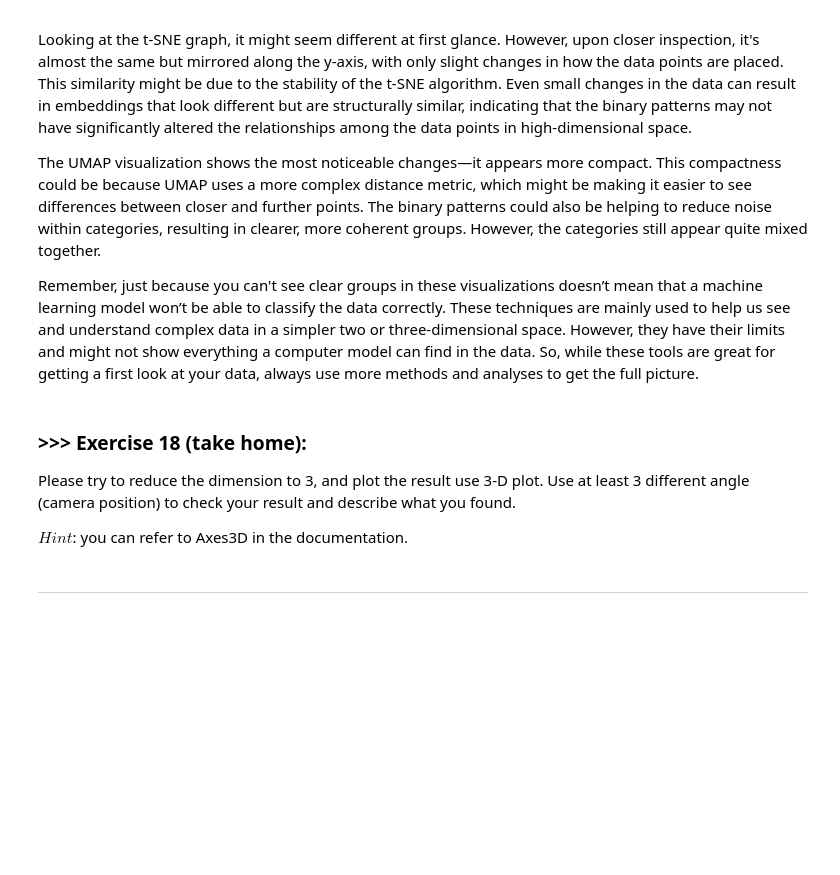
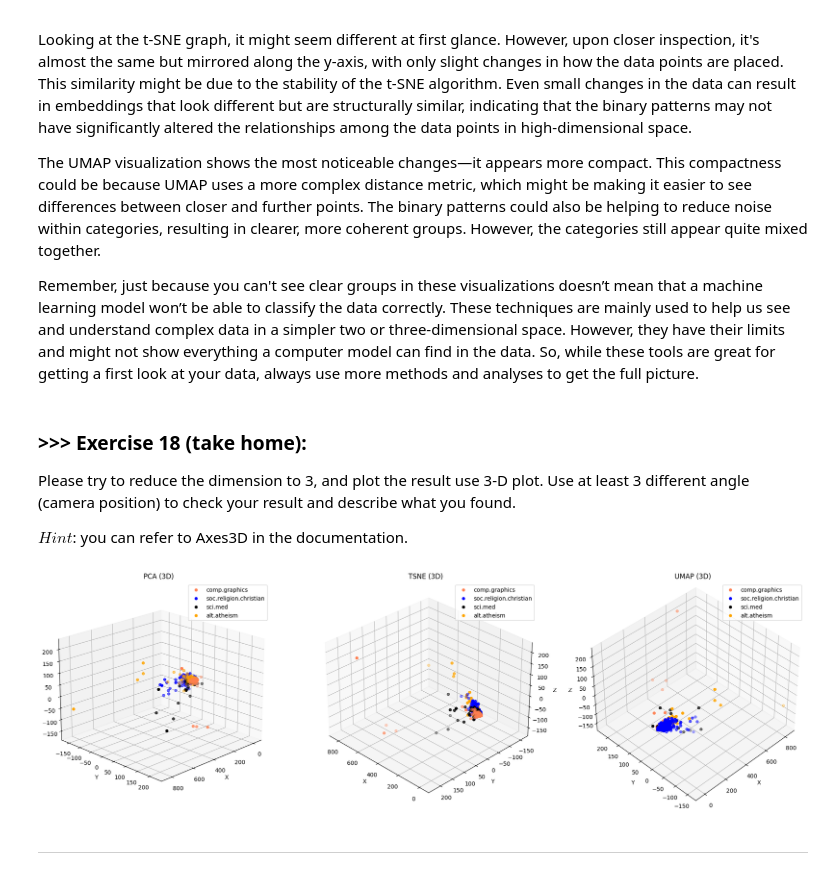
Before and after one commit to hhhwei23/DM2024-Lab1-Master, a Jupyter notebook: DM2024-Lab1-Master.ipynb, the cells around one changed output. Saved outputs shown, nothing was run; the diff lists cells and outputs as text; code cells hidden in the pictures; blank space fills up the shorter version.

```diff
--- a/DM2024-Lab1-Master.ipynb
+++ b/DM2024-Lab1-Master.ipynb
@@ -2180,3 +2196,46 @@ $Hint$: you can refer to Axes3D in the documentation.
+# %%
+# Answer here
+import numpy as np
+import matplotlib.pyplot as plt
+from mpl_toolkits.mplot3d.axes3d import Axes3D
+
+# Reduce to 3D
+X_pca_aug_3 = PCA(n_components=3).fit_transform(augmented_df.values)
+X_tsne_aug_3 = TSNE(n_components=3).fit_transform(augmented_df.values)
+X_umap_aug_3 = umap.UMAP(n_components=3).fit_transform(augmented_df.values)
+# %%
+# Create 3D plot
+def plot_3d_scatter(ax, X_reduced, title):
+    for c, category in zip(col, categories):
+        xs = X_reduced[X['category_name'] == category].T[0]
+        ys = X_reduced[X['category_name'] == category].T[1]
+        zs = X_reduced[X['category_name'] == category].T[2]
+        ax.scatter(xs, ys, zs, c=c, marker='o', label=category)
+
+    ax.set_title(title)
+    ax.set_xlabel('X')
+    ax.set_ylabel('Y')
+    ax.set_zlabel('Z')
+    ax.legend(loc = 'upper right')
+# %%
+# Create 3D subplots (use projection = '3d' to show 3D plots)
+fig = plt.figure(figsize=(24, 8))
+ax_pca = fig.add_subplot(131, projection='3d', title="PCA (3D)")
+ax_tsne = fig.add_subplot(132, projection='3d', title="TSNE (3D)")
+ax_umap = fig.add_subplot(133, projection='3d', title="UMAP (3D)")
+
+plot_3d_scatter(ax_pca, X_pca_aug_3, 'PCA (3D)')
+plot_3d_scatter(ax_tsne, X_pca_aug_3, 'TSNE (3D)')
+plot_3d_scatter(ax_umap, X_pca_aug_3, 'UMAP (3D)')
+
+# Set view angle
+ax_pca.view_init(elev=20, azim=45) # elev: 俯仰角; azim: 方位角
+ax_tsne.view_init(elev=30, azim=135)
+ax_umap.view_init(elev=40, azim=225)
+
+plt.show()
+# %% [output]
+[figure, added]
 # %% [markdown]
 ---
 # %% [markdown]
```
Also changed, not shown: parts of 21 cells of this notebook, 3 other files.
